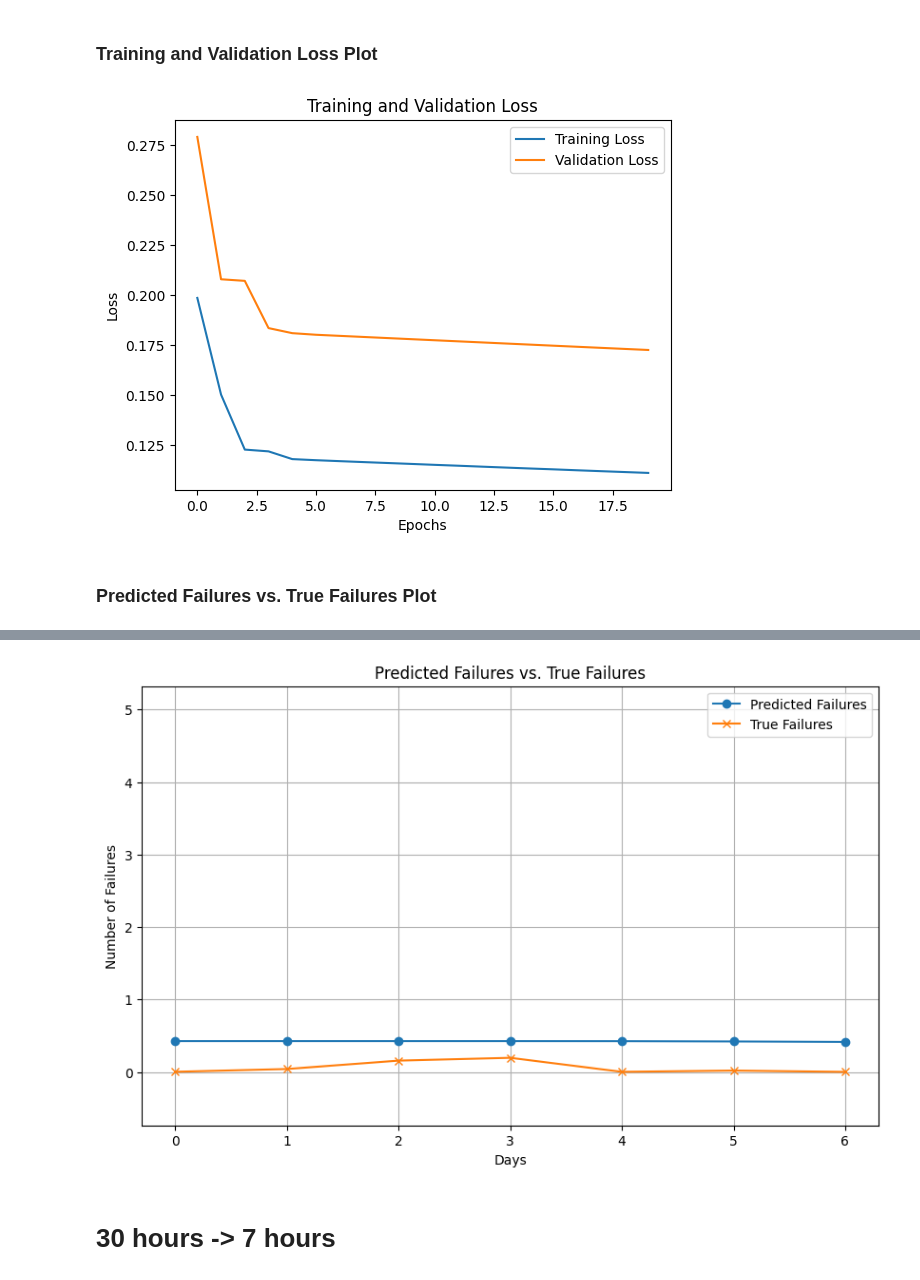
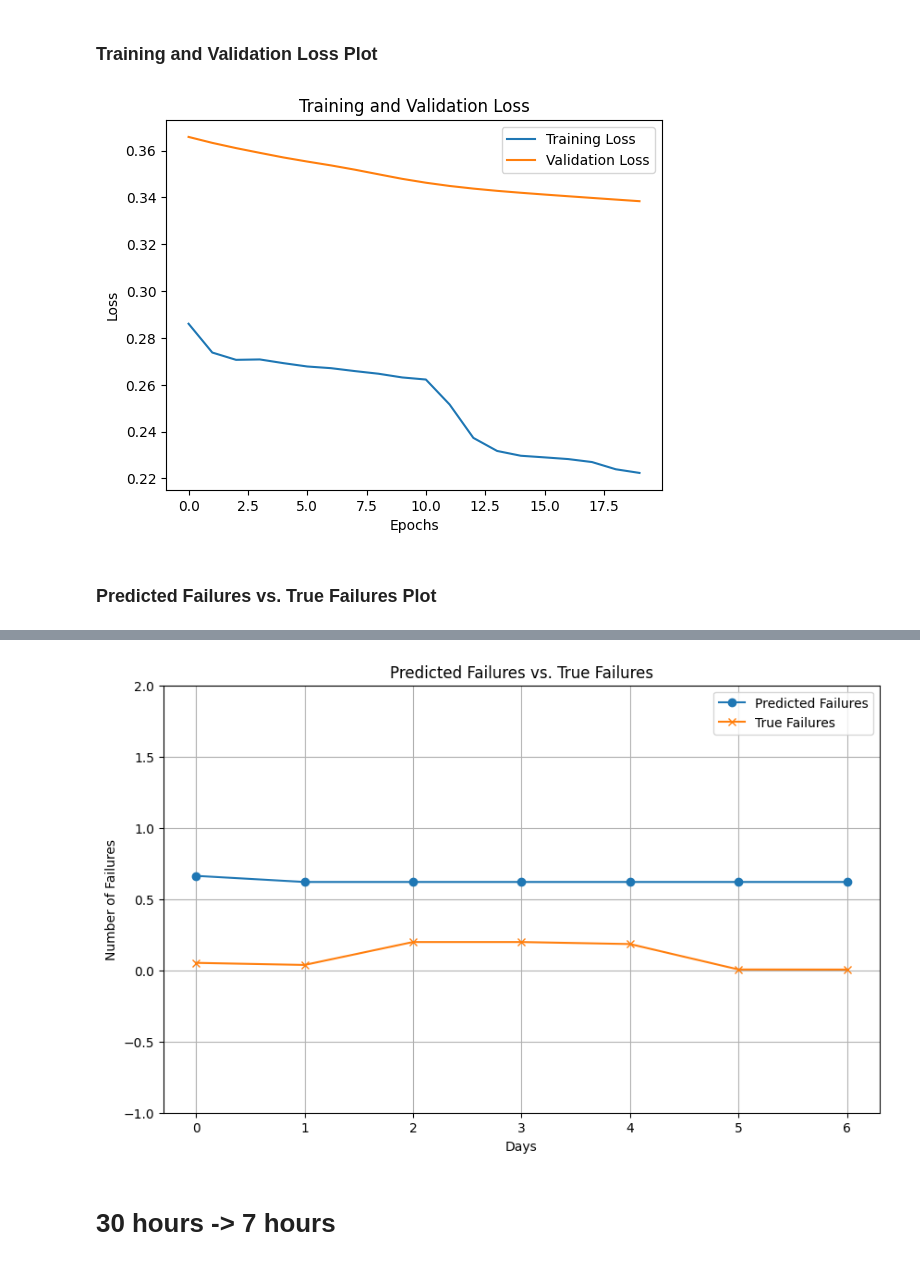
Before and after one commit to yyzangg/honours-programme-project, a Jupyter notebook: LSTM.ipynb, the cells around one changed output, grey strips where cells are left out. Saved outputs shown, nothing was run; the diff lists cells and outputs as text; code cells hidden in the pictures.

```diff
--- a/LSTM.ipynb
+++ b/LSTM.ipynb
@@ -126,21 +115,6 @@ df_selected.drop('state', axis=1, inplace=True)
 scaler = MinMaxScaler()
 df_selected[selected_features] = scaler.fit_transform(df_selected[selected_features])
 # %%
-#DeleteMe
-# Extract relevant columns
-df_selected = df[['timestamp', 'state'] + selected_features].copy()
-
-# Encode the target variable 'state' to binary (0 for "COMPLETED", 1 otherwise)
-df_selected['target'] = (df_selected['state'] != 'COMPLETED').astype(int)
-
-# Drop the original 'state' column
-df_selected.drop('state', axis=1, inplace=True)
-
-# Normalize selected features
-scaler = MinMaxScaler()
-df_selected[selected_features] = scaler.fit_transform(df_selected[selected_features])
-#DeleteMe
-
 # Prepare data for LSTM with daily intervals
 lstm_data_day = prepare_lstm_data(df_selected, time_intervals['day'])
 
@@ -156,35 +130,11 @@ y_train_day, y_test_day = targets_day[:split_index_day], targets_day[split_index
 
 # Build the LSTM model
 lstm_model_day = Sequential()
-lstm_model_day.add(LSTM(8, input_shape=(X_train_day.shape[1], X_train_day.shape[2])))
+lstm_model_day.add(LSTM(10, input_shape=(X_train_day.shape[1], X_train_day.shape[2])))
 lstm_model_day.add(Dense(1, activation='sigmoid'))
 optimizer = Adam(learning_rate=0.0005)
 lstm_model_day.compile(loss='mean_squared_error', optimizer=optimizer, metrics=['mean_squared_error'])
 
 # Train the model
 history_day = lstm_model_day.fit(X_train_day, y_train_day, epochs=20, batch_size=32, validation_split=0.1)
-
-#DeleteMe
-# Evaluate the model using Mean Squared Error
-mse_day = lstm_model_day.evaluate(X_test_day, y_test_day, verbose=0)[1]
-print(f'Model Mean Squared Error: {mse_day:.4f}\n')
-
-# Evaluate model on test data
-y_pred_day = lstm_model_day.predict(X_test_day)
-
-# Calculate Root Mean Squared Error
-rmse = mean_squared_error(y_test_day, y_pred_day, squared=False)
-print("Root Mean Squared Error (RMSE):", rmse)
-
-# Calculate Mean Absolute Error
-mae = mean_absolute_error(y_test_day, y_pred_day)
-print("Mean Absolute Error (MAE):", mae)
-
-# Calculate R-squared
-r2 = r2_score(y_test_day, y_pred_day)
-print("R-squared (R2):", r2)
-
-# Additional: Compare with training and validation loss from history
-train_loss = history_day.history['loss']
-val_loss = history_day.history['val_loss']
 # %% [output]
@@ -247,6 +197,6 @@ plt.title('Training and Validation Loss')
 plt.legend()
 plt.show()
 # %% [output]
-[figure, old version]
+[figure, new version]
 # %% [markdown]
 ### Predicted Failures vs. True Failures Plot
@@ -256,5 +203,5 @@ target_max_day = 5.322951443655186
 # %%
-index_day = 0  # Can be any valid starting point
+index_day = 10  # Can be any valid starting point
 
 input_data_day = X_test_day[index_day]
 
@@ -286,7 +233,7 @@ plt.plot(true_failures_day, label='True Failures', marker='x')
 plt.xlabel('Days')
 plt.ylabel('Number of Failures')
 plt.title('Predicted Failures vs. True Failures')
-plt.ylim(target_min_day, target_max_day)
+plt.ylim(-1, 2)
 plt.legend()
 plt.grid(True)
 plt.show()
@@ -307,4 +254,4 @@ Mean Absolute Error for Predictions: 0.3637
-[figure, old version]
+[figure, new version]
 # %% [markdown]
 # 30 hours -> 7 hours
 # %%
```
Also changed, not shown: parts of 19 cells of this notebook, 2 other files.
